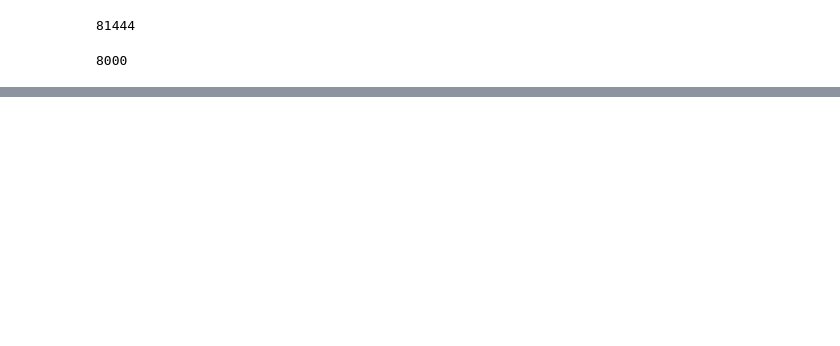
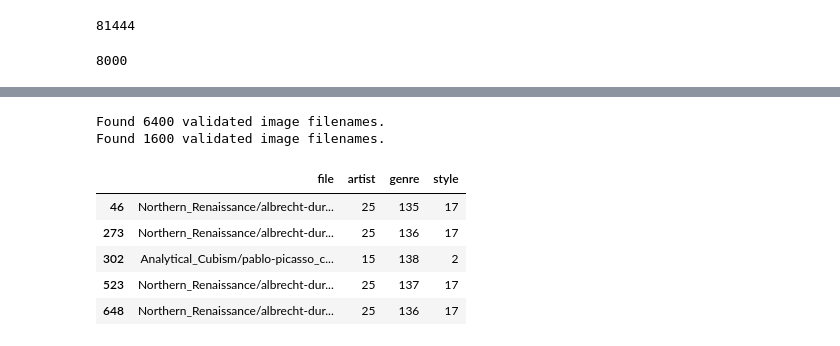
Before and after one commit to Amanda-Carmo/SArt, a Jupyter notebook: ExcelSeparator.ipynb, the cells around one changed output, grey strips where cells are left out. Saved outputs shown, nothing was run; the diff lists cells and outputs as text; code cells hidden in the pictures; blank space fills up the shorter version.

```diff
--- a/ExcelSeparator.ipynb
+++ b/ExcelSeparator.ipynb
@@ -44,0 +53,21 @@ df1.head(20)
+# %%
+# Arrumar o nome dos arquivos que tem acento
+f = r"C:/Users/biamc/Documents/Insper/Machine Learning/SArt"
+for img_p in range(df1.shape[0]):
+    img_path = df1.iloc[img_p, 0]
+    if "Ã¢Â\xa0" in img_path:
+        img_path = img_path.replace('Ã¢Â', '\u00E2')
+        temp_path = img_path.replace('\u00E2', 'a')
+        df1.iat[img_p, 0] = temp_path
+        img_path = f  + "/" + img_path
+        temp_path = f  + "/" + temp_path
+        # os.rename(u'{0}'.format(img_path), temp_path)
+        img_path = temp_path
+
+    df1.iat[img_p, 3] = df1.iloc[img_p, 3]-140
+    img = Image.open(img_path)
+    img = img.resize((256,256))
+    img.save(img_path)
+
+    # C:/Users/biamc/Documents/Insper/Machine Learning/SArt/Pointillism/georges-lacombeâ _oaks-and-blueberry-bushes-1905.jpg
+    #                                                                   georges-lacombeâ _oaks-and-blueberry-bushes-1905.jpg
@@ -44,0 +135,33 @@ df1.head(20)
+# %%
+target_size=(256,256) # set the size of the images
+color_mode='rgb' # set the type of image
+class_mode= 'categorical' # set the class mode
+batch_size=32  # set the batch size
+subset='training' # set to 'training', or 'valiatiom' or leave as None
+
+train_gen = ImageDataGenerator()
+test_gen = ImageDataGenerator()
+train_imgs= train_gen.flow_from_dataframe(dataframe=train,
+          x_col='file',
+          y_col=['style'],
+          target_size=target_size,color_mode=color_mode,
+          class_mode='raw', batch_size=batch_size,shuffle=True, seed=123,
+          subset='training')
+test_imgs= test_gen.flow_from_dataframe(dataframe=test,
+          x_col='file',
+          y_col=['style'],
+          target_size=target_size,color_mode=color_mode,
+          class_mode='raw', batch_size=batch_size,shuffle=True, seed=123,
+          subset='training')
+# %% [output]
+Found 6400 validated image filenames.
+Found 1600 validated image filenames.
+# %%
+test.head()
+# %% [output]
+|  | file | artist | genre | style |
+| 46 | Northern_Renaissance/albrecht-dur... | 25 | 135 | 17 |
+| 273 | Northern_Renaissance/albrecht-dur... | 25 | 136 | 17 |
+| 302 | Analytical_Cubism/pablo-picasso_c... | 15 | 138 | 2 |
+| 523 | Northern_Renaissance/albrecht-dur... | 25 | 137 | 17 |
+| 648 | Northern_Renaissance/albrecht-dur... | 25 | 136 | 17 |
```
Also changed, not shown: parts of 12 cells of this notebook.
